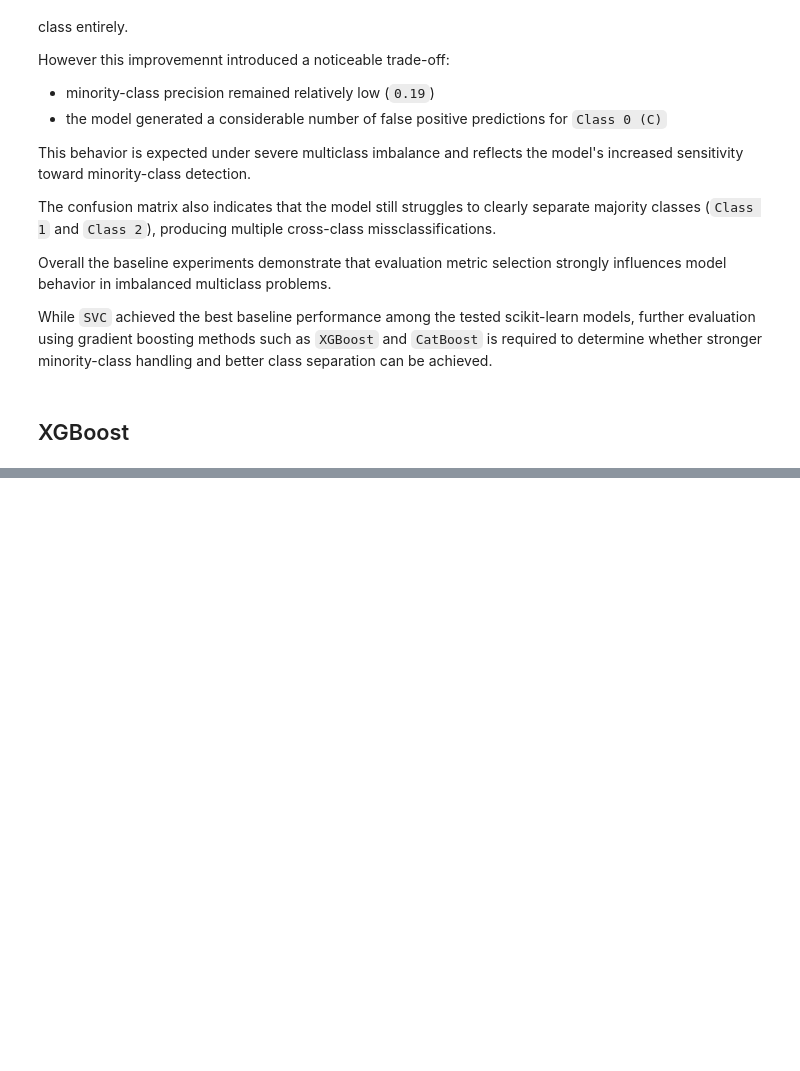
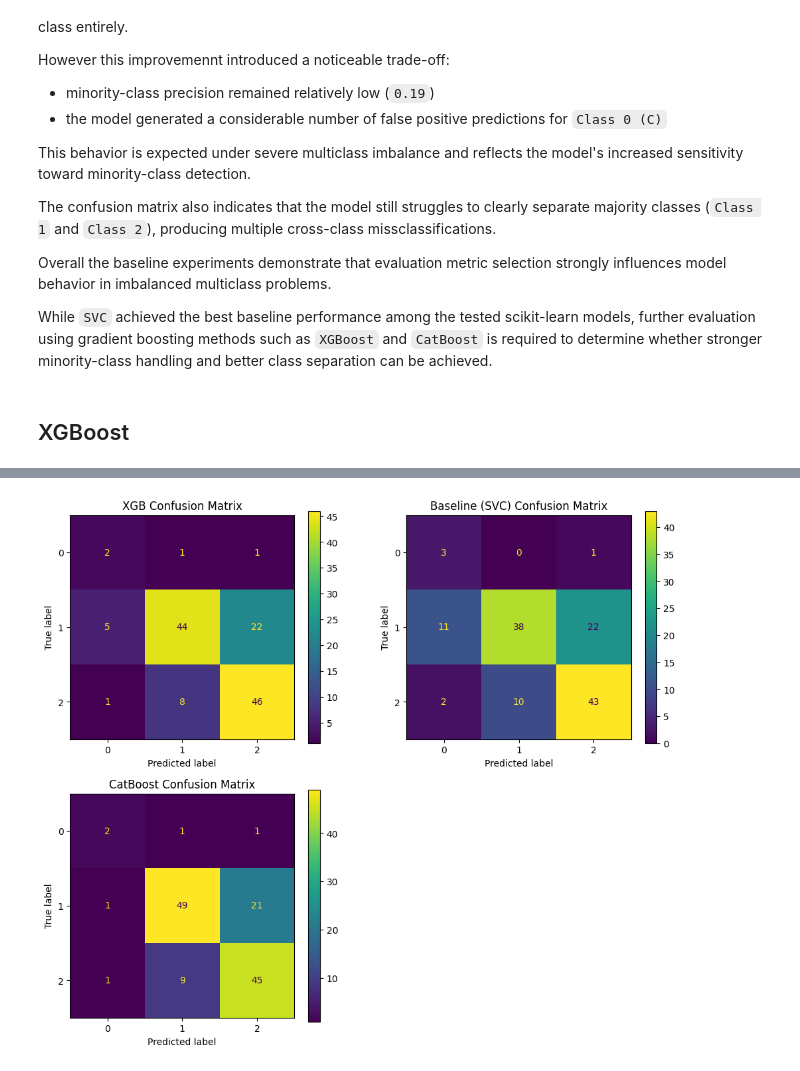
Before and after one commit to Car1LL/Student-Performance-Prediction, a Jupyter notebook: notebooks/02_Modeling.ipynb, the cells around one changed output, grey strips where cells are left out. Cells and saved outputs as stored; diff of their text form; code cells hidden in the pictures; blank space fills up the shorter version.

Commit message:
Added XGBoost conclusion and a new block for CatBoost model

```diff
--- a/notebooks/02_Modeling.ipynb
+++ b/notebooks/02_Modeling.ipynb
@@ -492,0 +503,14 @@ plt.show()
+# %%
+from catboost import CatBoostClassifier
+from sklearn.utils.class_weight import compute_class_weight
+import numpy as np
+
+classes = np.unique(y_train)
+
+weigths = compute_class_weight(
+    class_weight="balanced",
+    classes=classes,
+    y=y_train
+)
+
+weigths
@@ -492,0 +595,19 @@ plt.show()
+# %%
+catboost_cm = confusion_matrix(y_true=y_test, y_pred=y_pred)
+
+fig, axes = plt.subplots(nrows=2, ncols=2, figsize=(12, 10))
+
+axes = axes.flatten()
+
+ConfusionMatrixDisplay(xgb_cm).plot(ax=axes[0])
+ConfusionMatrixDisplay(baseline_cm).plot(ax=axes[1])
+ConfusionMatrixDisplay(catboost_cm).plot(ax=axes[2])
+
+axes[0].set_title("XGB Confusion Matrix")
+axes[1].set_title("Baseline (SVC) Confusion Matrix")
+axes[2].set_title("CatBoost Confusion Matrix")
+
+fig.delaxes(axes[3])
+plt.show()
+# %% [output]
+[figure, added]
```
Also changed, not shown: parts of 16 cells of this notebook, 2 other files.
